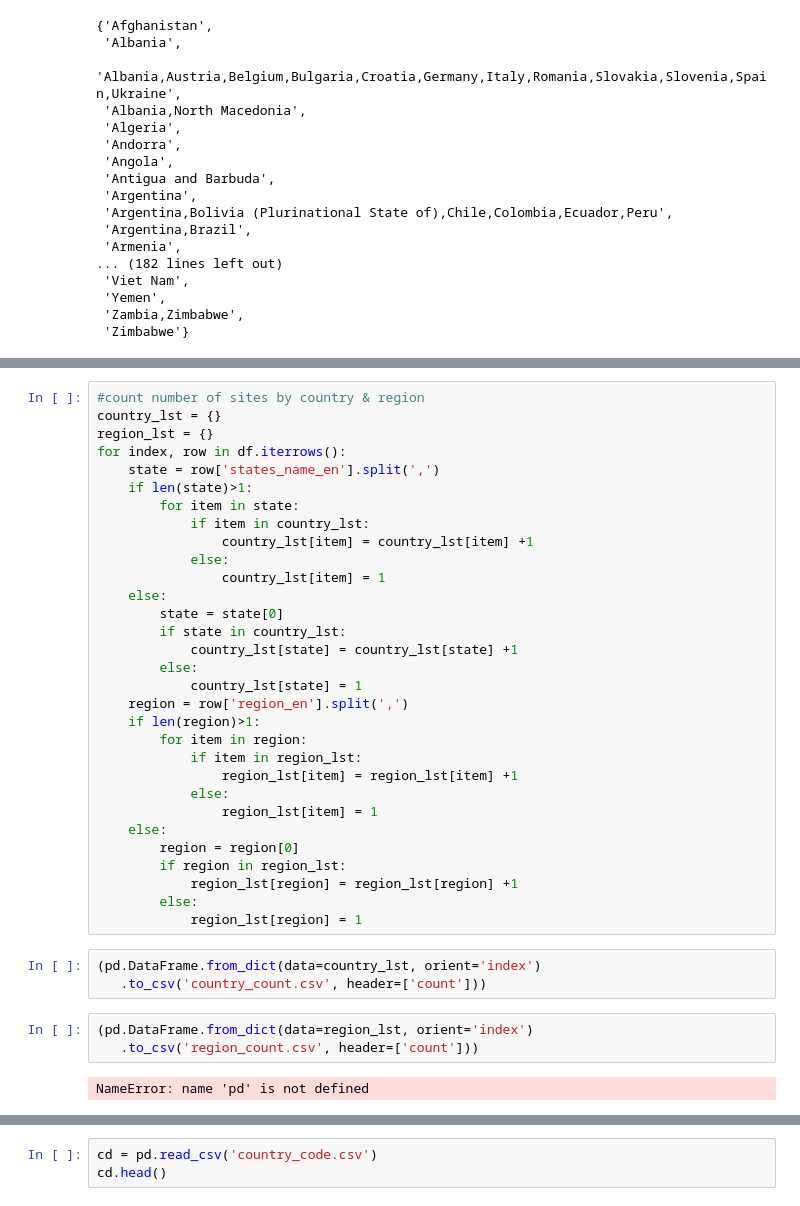
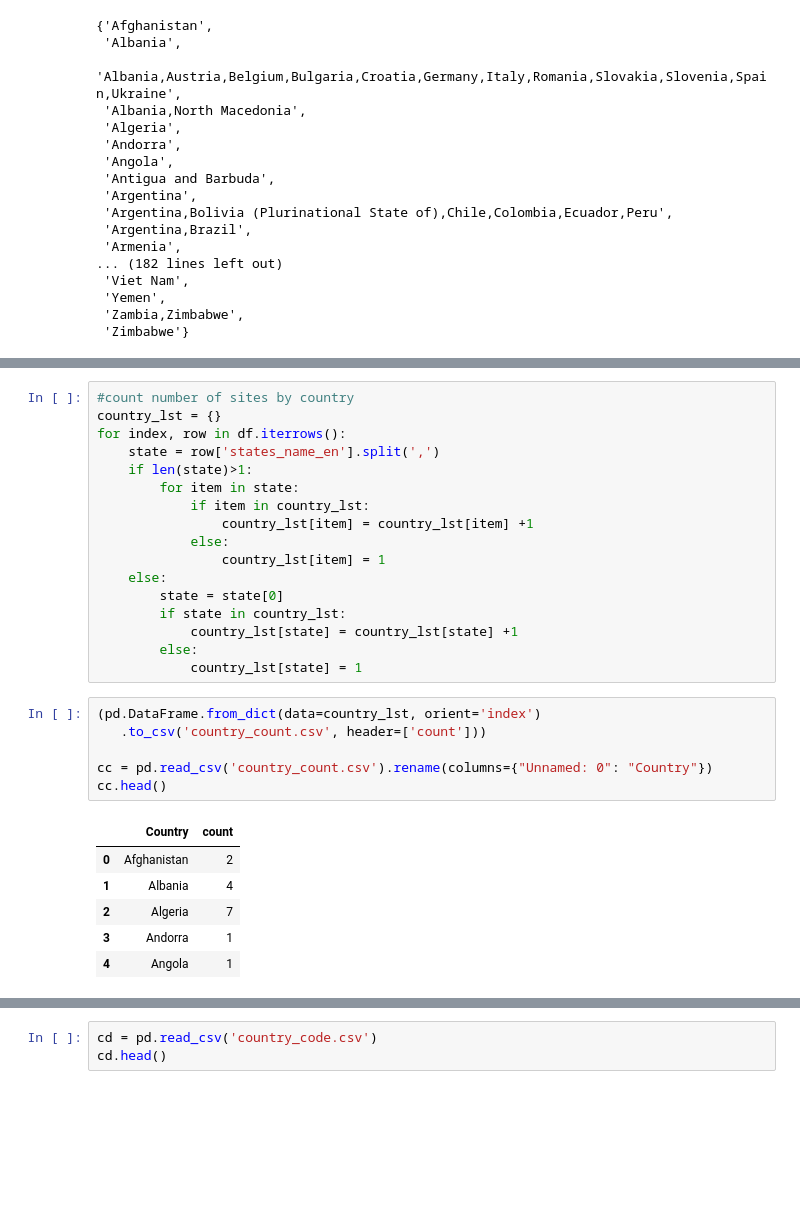
Before and after one commit to elam22/FIT3179-Visualisation-2, a Jupyter notebook: a2/data/Untitled.ipynb, the cells around one changed output, grey strips where cells are left out. Drawn from its saved outputs; the diff is of its cells as text; blank space fills up the shorter version.

```diff
--- a/a2/data/Untitled.ipynb
+++ b/a2/data/Untitled.ipynb
@@ -48,7 +34,6 @@ set(df['region_en'])
 # %%
-#count number of sites by country & region
+#count number of sites by country
 country_lst = {}
-region_lst = {}
 for index, row in df.iterrows():
     state = row['states_name_en'].split(',')
     if len(state)>1:
@@ -63,24 +48,16 @@ for index, row in df.iterrows():
             country_lst[state] = country_lst[state] +1
         else:
             country_lst[state] = 1
-    region = row['region_en'].split(',')
-    if len(region)>1:
-        for item in region:
-            if item in region_lst:
-                region_lst[item] = region_lst[item] +1
-            else:
-                region_lst[item] = 1
-    else:
-        region = region[0]
-        if region in region_lst:
-            region_lst[region] = region_lst[region] +1
-        else:
-            region_lst[region] = 1
 # %%
 (pd.DataFrame.from_dict(data=country_lst, orient='index')
    .to_csv('country_count.csv', header=['count']))
+
+cc = pd.read_csv('country_count.csv').rename(columns={"Unnamed: 0": "Country"})
+cc.head()
+# %% [output]
+|  | Country | count |
+| 0 | Afghanistan | 2 |
+| 1 | Albania | 4 |
+| 2 | Algeria | 7 |
+| 3 | Andorra | 1 |
+| 4 | Angola | 1 |
-# %%
-(pd.DataFrame.from_dict(data=region_lst, orient='index')
-   .to_csv('region_count.csv', header=['count']))
-# %% [output]
-NameError: name 'pd' is not defined
```
Also changed, not shown: parts of 22 cells of this notebook, 7 other files.
